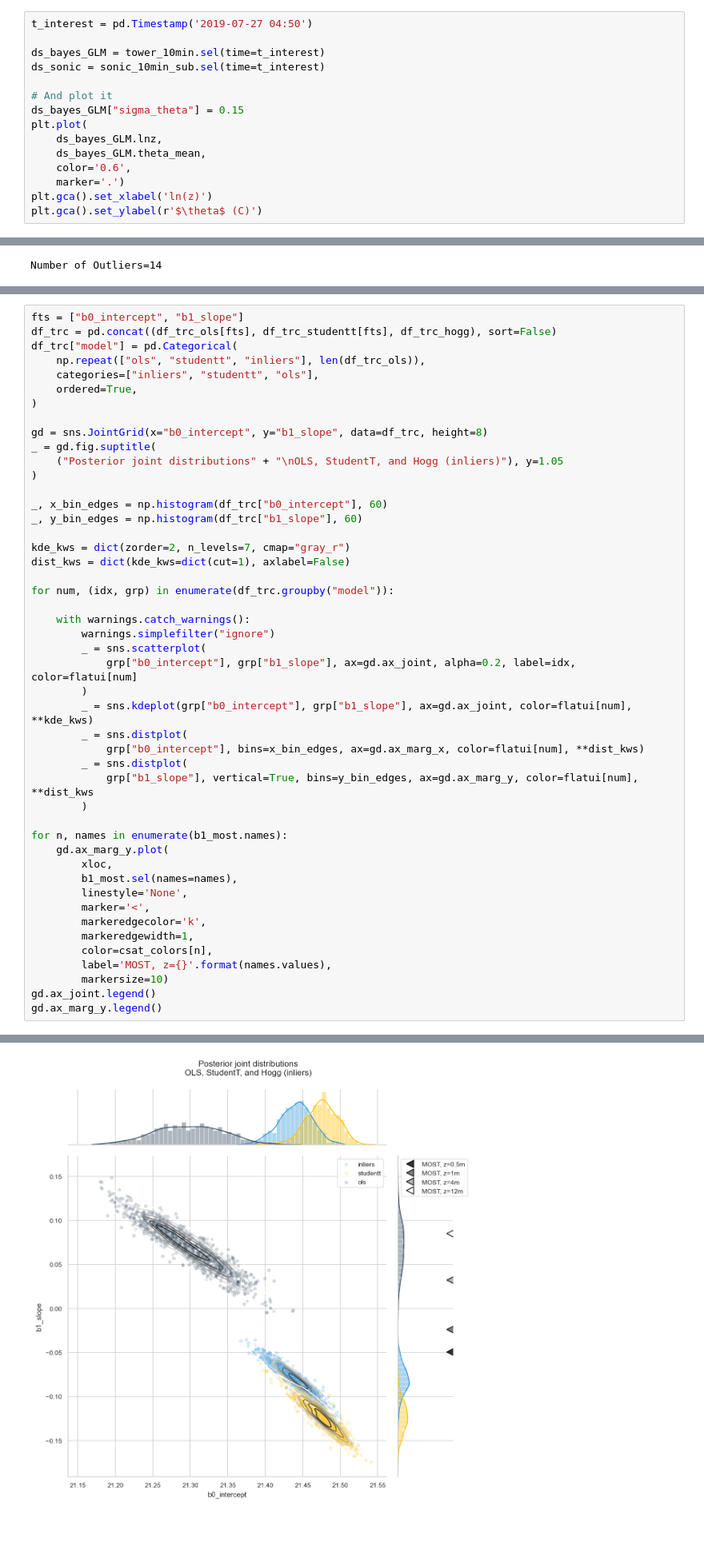
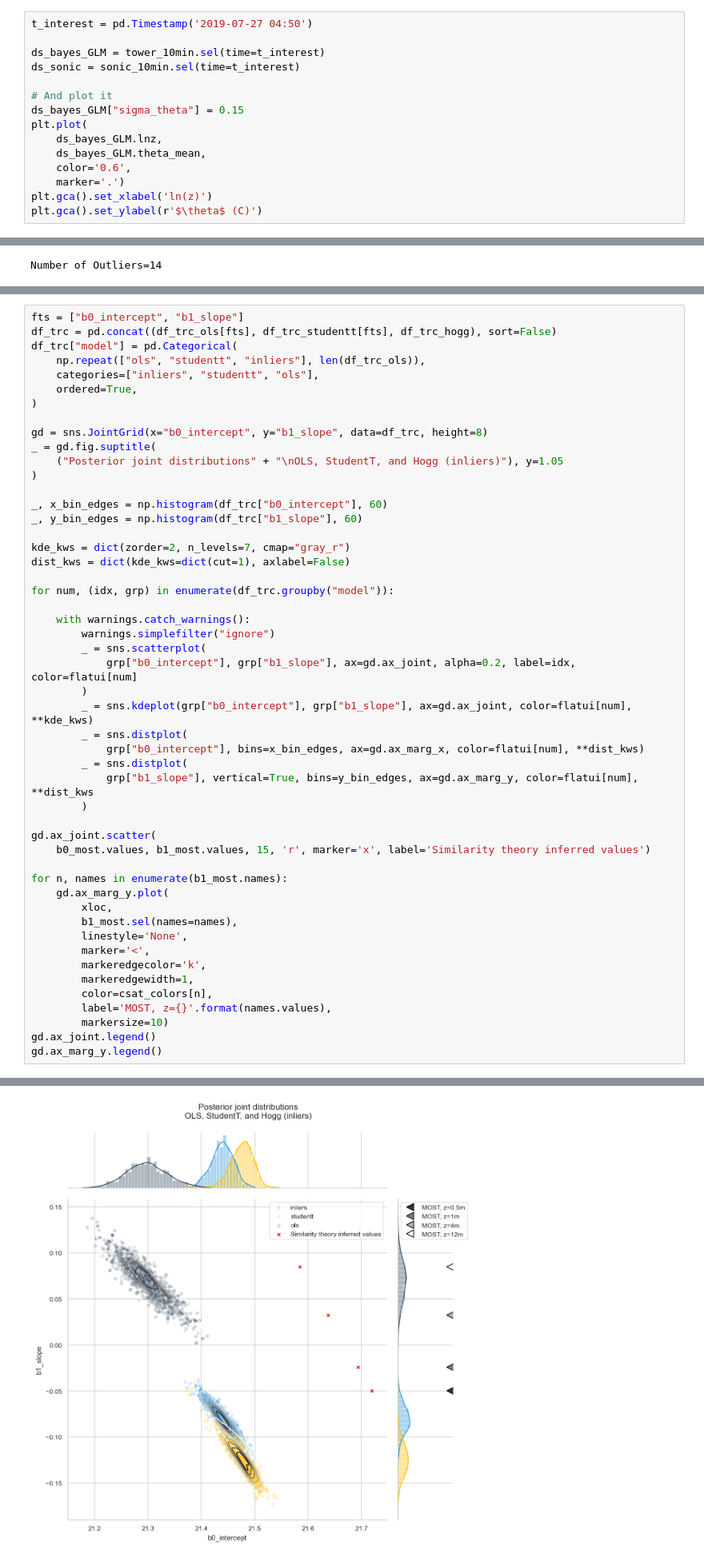
Before and after one commit to klapo/BayesianGLM_stability, a Jupyter notebook: notebooks/bayesian-GLM_estimate-dTdz.ipynb, the cells around one changed output, grey strips where cells are left out. Shown at 80% size. Drawn from its saved outputs; the diff is of its cells as text; blank space fills up the shorter version.

```diff
--- a/notebooks/bayesian-GLM_estimate-dTdz.ipynb
+++ b/notebooks/bayesian-GLM_estimate-dTdz.ipynb
@@ -302,7 +302,7 @@ The intercept should be the surface temperature. But, first, define the data set
 t_interest = pd.Timestamp('2019-07-27 04:50')
 
 ds_bayes_GLM = tower_10min.sel(time=t_interest)
-ds_sonic = sonic_10min_sub.sel(time=t_interest)
+ds_sonic = sonic_10min.sel(time=t_interest)
 
 # And plot it
 ds_bayes_GLM["sigma_theta"] = 0.15
@@ -882,34 +824,37 @@ dist_kws = dict(kde_kws=dict(cut=1), axlabel=False)
 
 for num, (idx, grp) in enumerate(df_trc.groupby("model")):
 
     with warnings.catch_warnings():
         warnings.simplefilter("ignore")
         _ = sns.scatterplot(
             grp["b0_intercept"], grp["b1_slope"], ax=gd.ax_joint, alpha=0.2, label=idx, color=flatui[num]
         )
         _ = sns.kdeplot(grp["b0_intercept"], grp["b1_slope"], ax=gd.ax_joint, color=flatui[num], **kde_kws)
         _ = sns.distplot(
             grp["b0_intercept"], bins=x_bin_edges, ax=gd.ax_marg_x, color=flatui[num], **dist_kws)
         _ = sns.distplot(
             grp["b1_slope"], vertical=True, bins=y_bin_edges, ax=gd.ax_marg_y, color=flatui[num], **dist_kws
         )
 
+gd.ax_joint.scatter(
+    b0_most.values, b1_most.values, 15, 'r', marker='x', label='Similarity theory inferred values')
+
 for n, names in enumerate(b1_most.names):
     gd.ax_marg_y.plot(
         xloc,
         b1_most.sel(names=names),
         linestyle='None',
         marker='<',
         markeredgecolor='k',
         markeredgewidth=1,
         color=csat_colors[n],
         label='MOST, z={}'.format(names.values),
         markersize=10)
 gd.ax_joint.legend()
 gd.ax_marg_y.legend()
 # %% [output]
 <matplotlib.legend.Legend at 0x...>
-[figure, old version]
+[figure, new version]
 # %% [markdown]
 #### Observations
 
```
Also changed, not shown: parts of 15 cells of this notebook.
